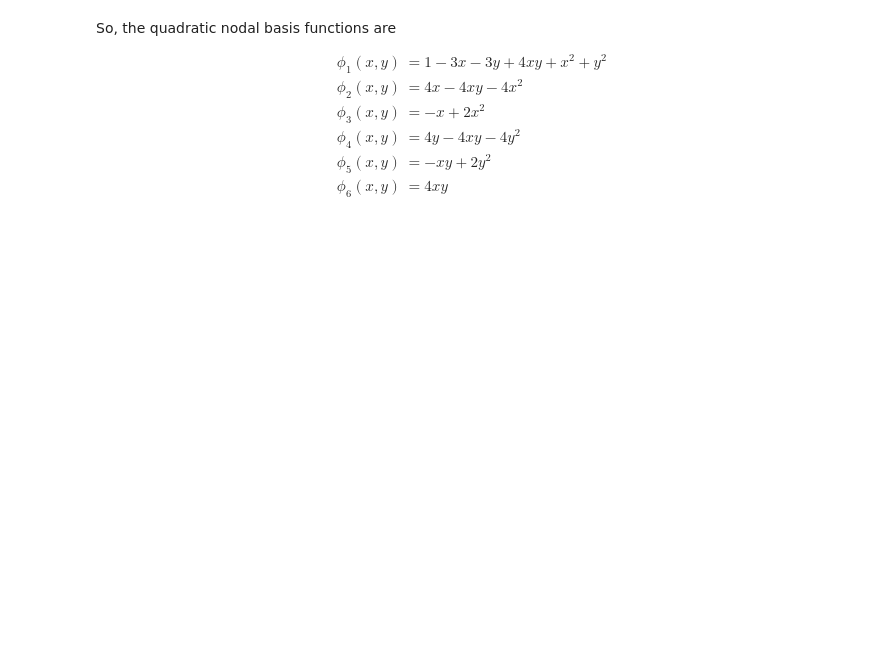
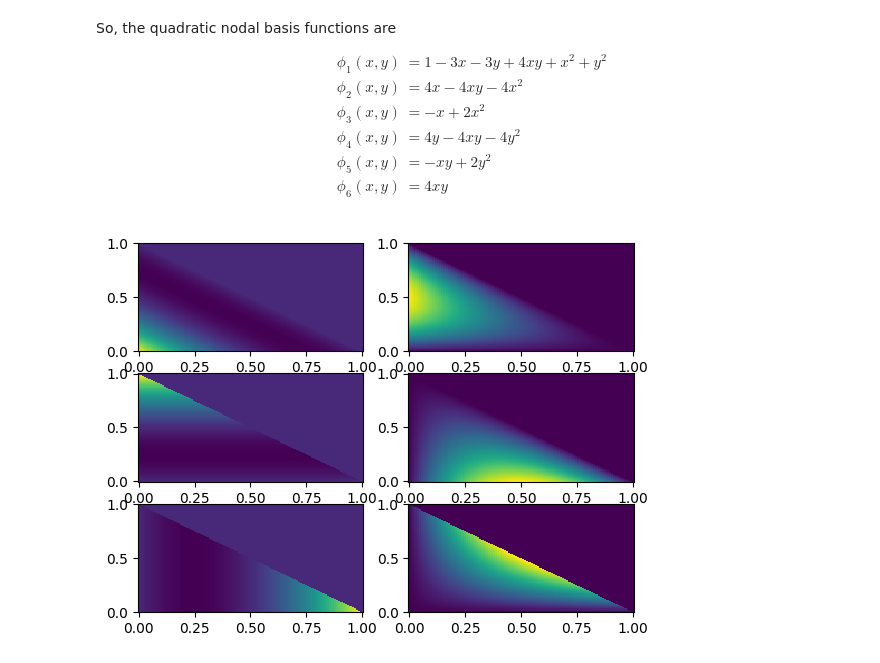
Before and after one commit to pazner/mth-651, a Jupyter notebook: lecture_notebooks/lecture_8.ipynb, the cells around one changed output. Saved outputs shown, nothing was run; the diff lists cells and outputs as text; code cells hidden in the pictures; blank space fills up the shorter version.

```diff
--- a/lecture_notebooks/lecture_8.ipynb
+++ b/lecture_notebooks/lecture_8.ipynb
@@ -154,18 +280,25 @@ def polyval(coeff, x, y):
 # %%
 import matplotlib.pyplot as plt
 
 n = 101
 pts = np.linspace(0, 1, n)
 vals = np.zeros((n,n))
 
 mu = np.linalg.inv(V)
 
-for j in range(n):
-    for i in range(n):
-        if pts[i] + pts[j] > 1:
-            vals[i,j] = 0.0
-        else:
-            vals[i,j] = polyval(mu[:,1], pts[i], pts[j])
+nshape = len(psi)
 
-plt.imshow(vals)
-plt.colorbar()
+fig, axs = plt.subplots(3, 2)
+
+for k in range(nshape):
+    for j in range(n):
+        for i in range(n):
+            if pts[i] + pts[j] > 1:
+                vals[i,j] = 0.0
+            else:
+                vals[i,j] = polyval(mu[:,k], pts[i], pts[j])
+    X,Y = np.meshgrid(pts, pts)
+    idx = np.unravel_index(k, axs.shape)
+    axs[idx].pcolor(X, Y, vals)
+# %% [output]
+[figure, added]
```
Also changed, not shown: parts of 10 cells of this notebook.
